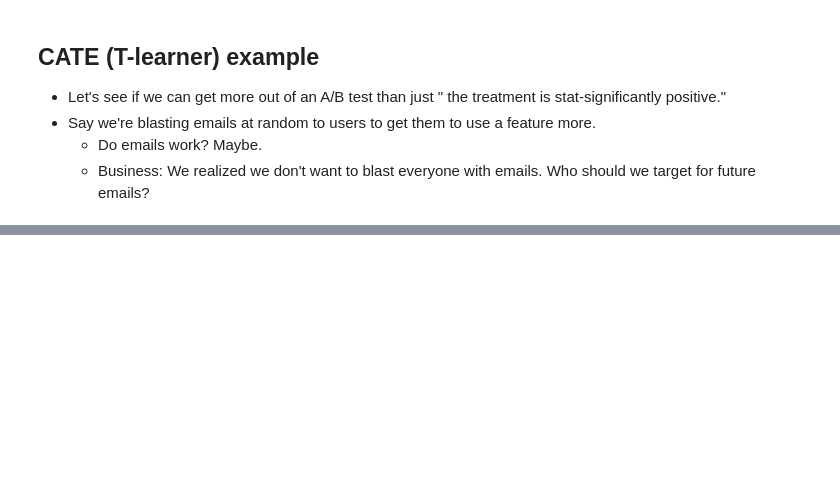
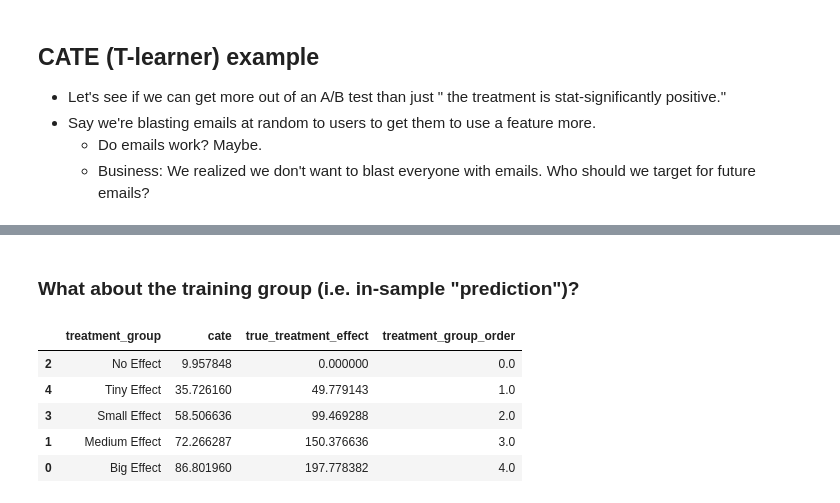
Before and after one commit to bpthomp/data_science, a Jupyter notebook: method_examples/tlearner_example.ipynb, the cells around one changed output, grey strips where cells are left out. Drawn from its saved outputs; the diff is of its cells as text; code cells hidden in the pictures; blank space fills up the shorter version.

```diff
--- a/method_examples/tlearner_example.ipynb
+++ b/method_examples/tlearner_example.ipynb
@@ -155,0 +173,14 @@ plt.show()
+# %% [markdown]
+### **What about the training group (i.e. in-sample "prediction")?**
+# %%
+# true treatment effect
+t_learner_cate_train['true_treatment_effect'] = t_learner_cate_train['treatment_outcome'] - t_learner_cate_train['baseline_outcome']
+df_eval_train = t_learner_cate_train[['cate', 'true_treatment_effect', 'treatment_group', 'treatment_group_order']].groupby(['treatment_group']).mean().reset_index().sort_values(by='treatment_group_order')
+df_eval_train
+# %% [output]
+|  | treatment_group | cate | true_treatment_effect | treatment_group_order |
+| 2 | No Effect | 9.957848 | 0.000000 | 0.0 |
+| 4 | Tiny Effect | 35.726160 | 49.779143 | 1.0 |
+| 3 | Small Effect | 58.506636 | 99.469288 | 2.0 |
+| 1 | Medium Effect | 72.266287 | 150.376636 | 3.0 |
+| 0 | Big Effect | 86.801960 | 197.778382 | 4.0 |
```
Also changed, not shown: parts of 10 cells of this notebook.
